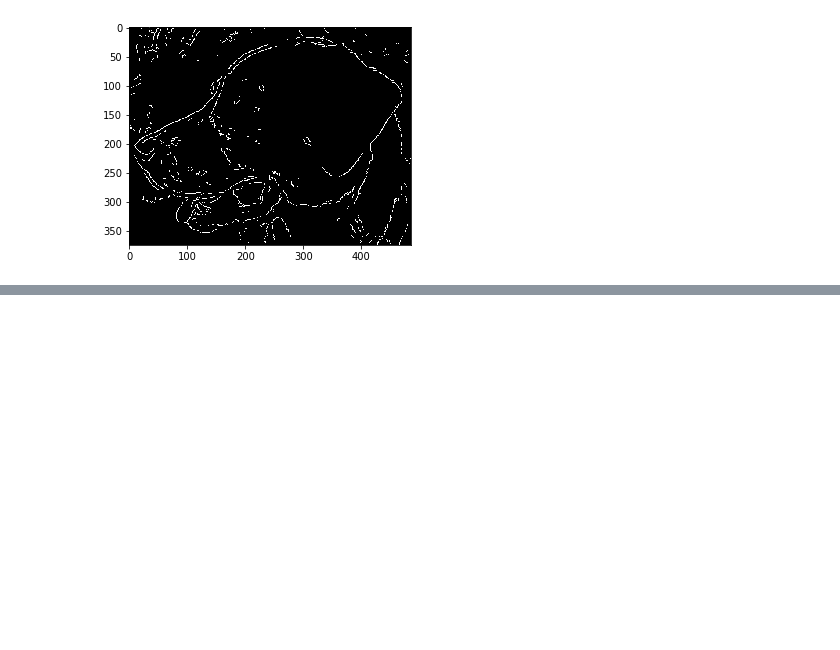
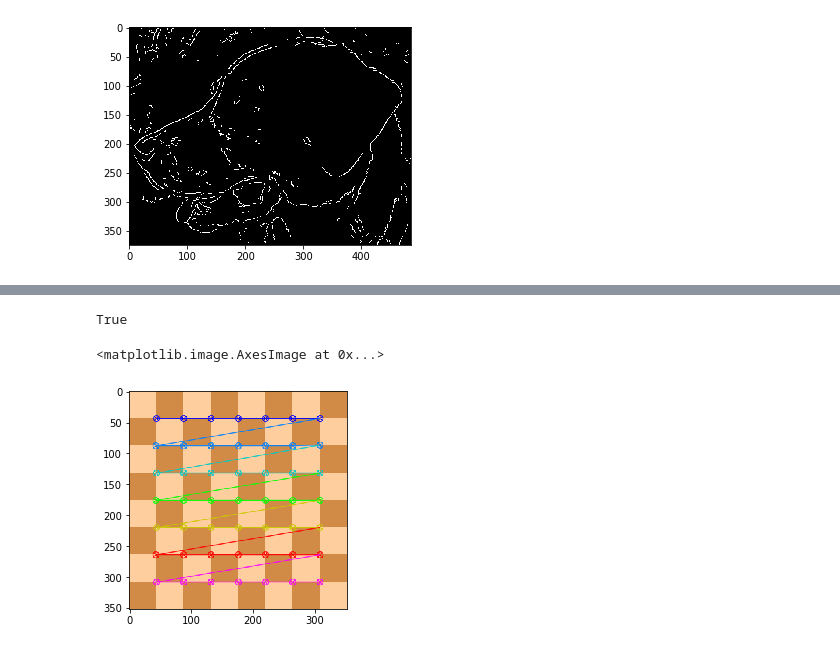
Before and after one commit to fares-ds/Computer_Vision_with_OpenCV_and_TensorFlow, a Jupyter notebook: Object_Detection.ipynb, the cells around one changed output, grey strips where cells are left out. Cells and saved outputs as stored; diff of their text form; code cells hidden in the pictures; blank space fills up the shorter version.

```diff
--- a/Object_Detection.ipynb
+++ b/Object_Detection.ipynb
@@ -244,0 +251,5 @@ plt.imshow(edges, cmap='gray')
+# %%
+flat_chess = cv2.imread('data/flat_chessboard.png')
+flat_chess = cv2.cvtColor(flat_chess, cv2.COLOR_BGR2RGB)
+
+plt.imshow(flat_chess)
@@ -244,0 +259,11 @@ plt.imshow(edges, cmap='gray')
+# %%
+found, corners = cv2.findChessboardCorners(flat_chess, (7, 7))
+
+print(found)
+# %% [output]
+True
+# %%
+plt.imshow(cv2.drawChessboardCorners(flat_chess, (7, 7), corners, found))
+# %% [output]
+<matplotlib.image.AxesImage at 0x...>
+[figure, added]
```
Also changed, not shown: parts of 4 cells of this notebook.
